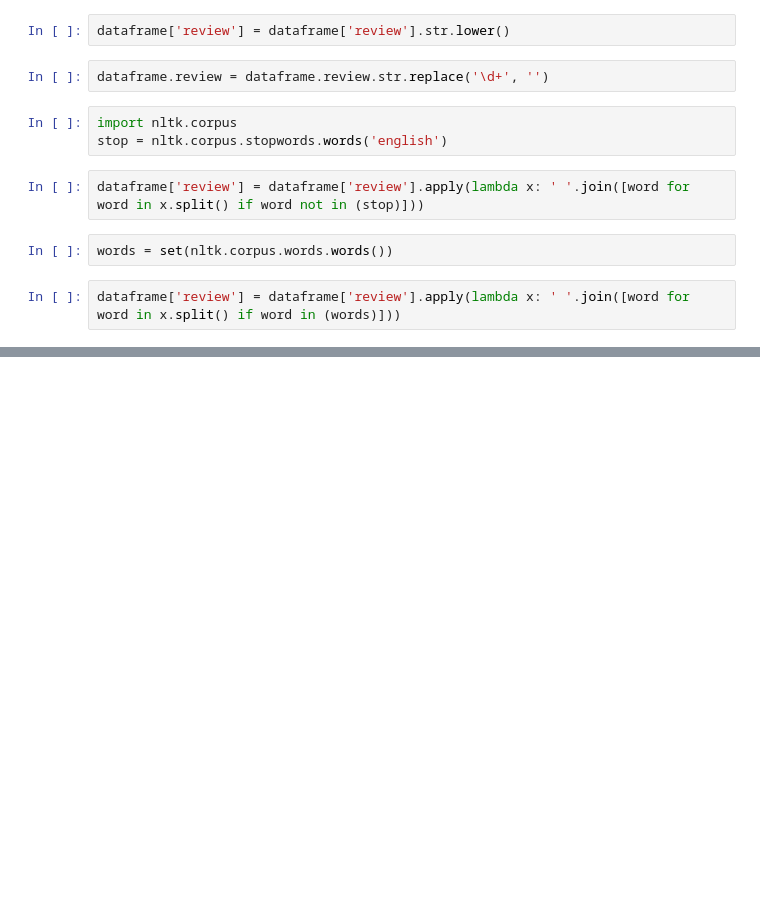
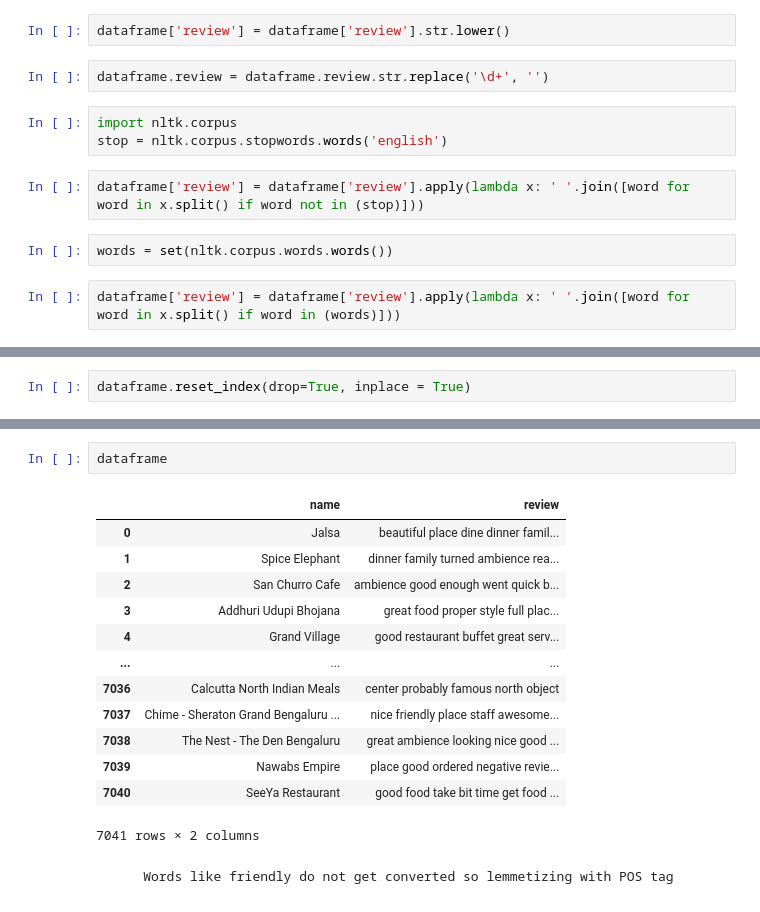
Before and after one commit to anushkajlr/AIWR, a Jupyter notebook: SUBMISSION.ipynb, the cells around one changed output, grey strips where cells are left out. Cells and saved outputs as stored; diff of their text form; blank space fills up the shorter version.

```diff
--- a/SUBMISSION.ipynb
+++ b/SUBMISSION.ipynb
@@ -36,0 +69,2 @@ dataframe
+# %%
+dataframe.reset_index(drop=True, inplace = True)
@@ -36,0 +84,18 @@ dataframe
+# %%
+dataframe
+# %% [output]
+|  | name | review |
+| 0 | Jalsa | beautiful place dine dinner famil... |
+| 1 | Spice Elephant | dinner family turned ambience rea... |
+| 2 | San Churro Cafe | ambience good enough went quick b... |
+| 3 | Addhuri Udupi Bhojana | great food proper style full plac... |
+| 4 | Grand Village | good restaurant buffet great serv... |
+| ... | ... | ... |
+| 7036 | Calcutta North Indian Meals | center probably famous north object |
+| 7037 | Chime - Sheraton Grand Bengaluru ... | nice friendly place staff awesome... |
+| 7038 | The Nest - The Den Bengaluru | great ambience looking nice good ... |
+| 7039 | Nawabs Empire | place good ordered negative revie... |
+| 7040 | SeeYa Restaurant | good food take bit time get food ... |
+7041 rows × 2 columns
+# %% [markdown]
+        Words like friendly do not get converted so lemmetizing with POS tag
```
Also changed, not shown: parts of 14 cells of this notebook.
